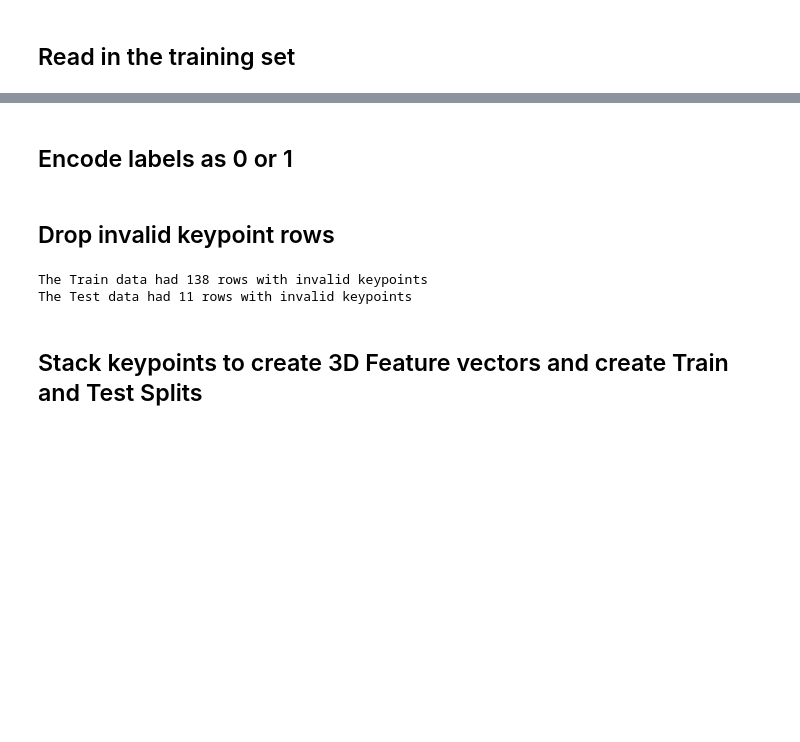
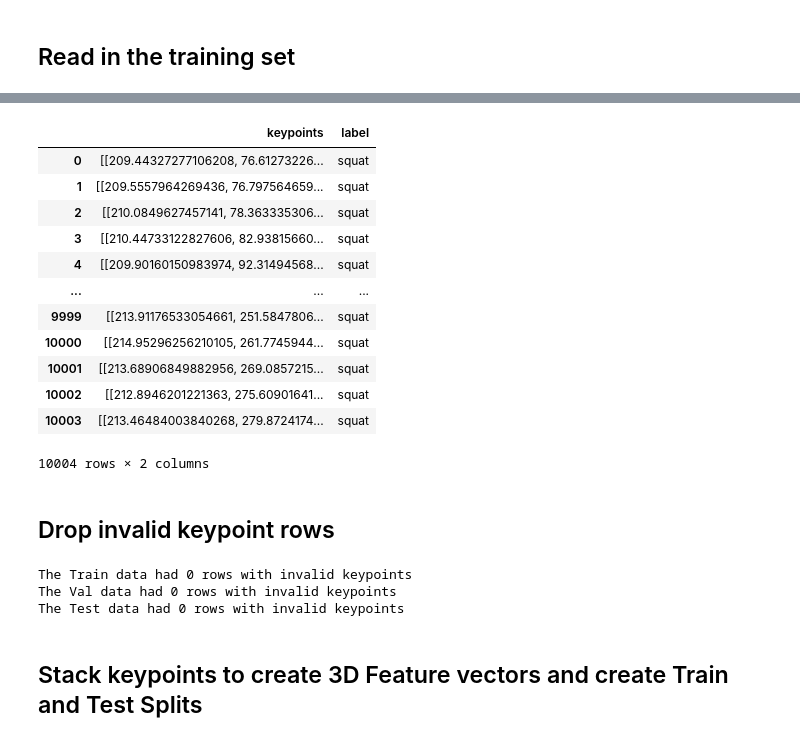
Before and after one commit to JamesPeralta/WorkoutRecognitionThesis, a Jupyter notebook: jupyter-notebooks/workout-detector/building_workout_detector.ipynb, the cells around one changed output, grey strips where cells are left out. Drawn from its saved outputs; the diff is of its cells as text; code cells hidden in the pictures; blank space fills up the shorter version.

```diff
--- a/jupyter-notebooks/workout-detector/building_workout_detector.ipynb
+++ b/jupyter-notebooks/workout-detector/building_workout_detector.ipynb
@@ -41,14 +59,34 @@ def convert_keypoints_to_np(keypoint_string):
-# %%
-train_dataset["keypoints"] = train_dataset["keypoints"].transform(lambda x: convert_keypoints_to_np(x))
-test_dataset["keypoints"] = test_dataset["keypoints"].transform(lambda x: convert_keypoints_to_np(x))
-# %% [markdown]
-## Encode labels as 0 or 1
-# %%
-le = preprocessing.LabelEncoder()
-le.fit(train_dataset["label"])
-
-train_dataset["label"] = le.transform(train_dataset["label"])
-test_dataset["label"] = le.transform(test_dataset["label"])
+# %%
+def convert_keypoints_to_np(row):
+    """
+    For each row convert the keypounts string into a numpy array
+
+    literal_eval, parses a string and trys to find a datatype it matches
+    It can convert a string("[1, 2]") into -> array([1, 2])
+    """
+    arr_string = row["keypoints"]
+    row["keypoints"] = np.array(literal_eval(arr_string))
+    return row
+# %%
+train_dataset = train_dataset.apply(convert_keypoints_to_np, axis=1)
+val_dataset = val_dataset.apply(convert_keypoints_to_np, axis=1)
+test_dataset = test_dataset.apply(convert_keypoints_to_np, axis=1)
+# %%
+train_dataset
+# %% [output]
+|  | keypoints | label |
+| 0 | [[209.44327277106208, 76.61273226... | squat |
+| 1 | [[209.5557964269436, 76.797564659... | squat |
+| 2 | [[210.0849627457141, 78.363335306... | squat |
+| 3 | [[210.44733122827606, 82.93815660... | squat |
+| 4 | [[209.90160150983974, 92.31494568... | squat |
+| ... | ... | ... |
+| 9999 | [[213.91176533054661, 251.5847806... | squat |
+| 10000 | [[214.95296256210105, 261.7745944... | squat |
+| 10001 | [[213.68906849882956, 269.0857215... | squat |
+| 10002 | [[212.8946201221363, 275.60901641... | squat |
+| 10003 | [[213.46484003840268, 279.8724174... | squat |
+10004 rows × 2 columns
 # %% [markdown]
 ## Drop invalid keypoint rows
 # %%
@@ -68,10 +106,14 @@ def drop_invalid_keypoint_rows(dataset, dataset_type):
 # Drop any rows with keypoints that we couldn't retrieve for training data
 train_dataset = drop_invalid_keypoint_rows(train_dataset, "Train")
 
+# Drop any rows with keypoints that we couldn't retrieve for validation data
+test_dataset = drop_invalid_keypoint_rows(val_dataset, "Val")
+
 # Drop any rows with keypoints that we couldn't retrieve for test data
 test_dataset = drop_invalid_keypoint_rows(test_dataset, "Test")
 # %% [output]
-The Train data had 138 rows with invalid keypoints
-The Test data had 11 rows with invalid keypoints
+The Train data had 0 rows with invalid keypoints
+The Val data had 0 rows with invalid keypoints
+The Test data had 0 rows with invalid keypoints
 # %% [markdown]
 ## Stack keypoints to create 3D Feature vectors and create Train and Test Splits
```
Also changed, not shown: parts of 41 cells of this notebook, 37 other files.
